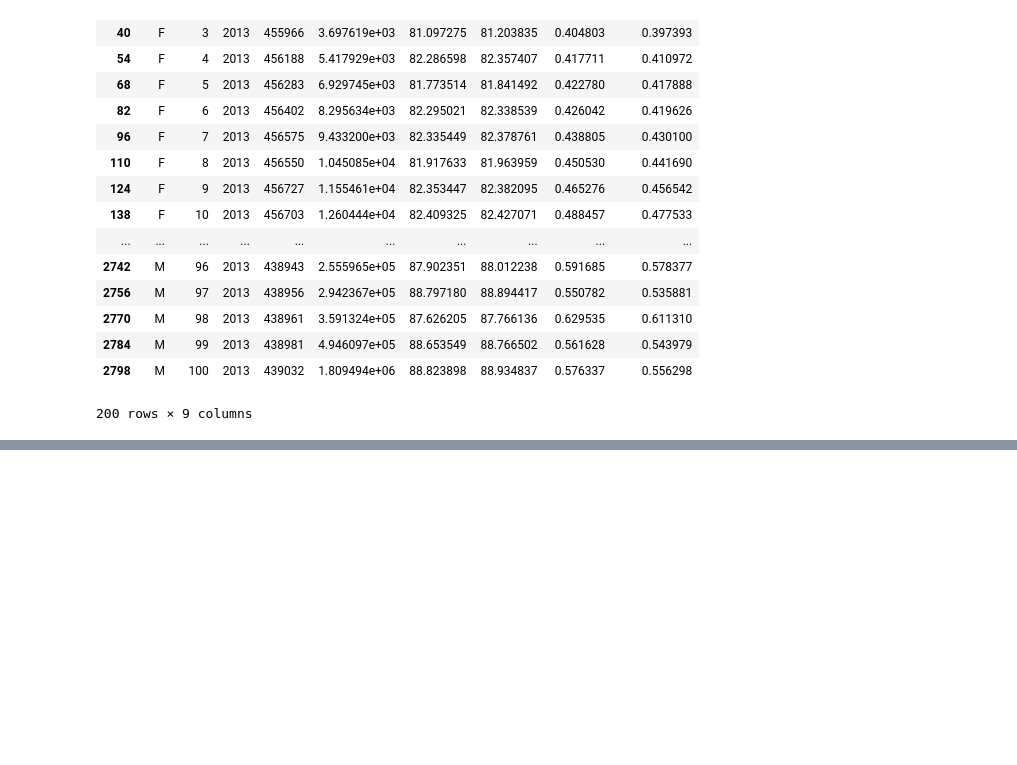
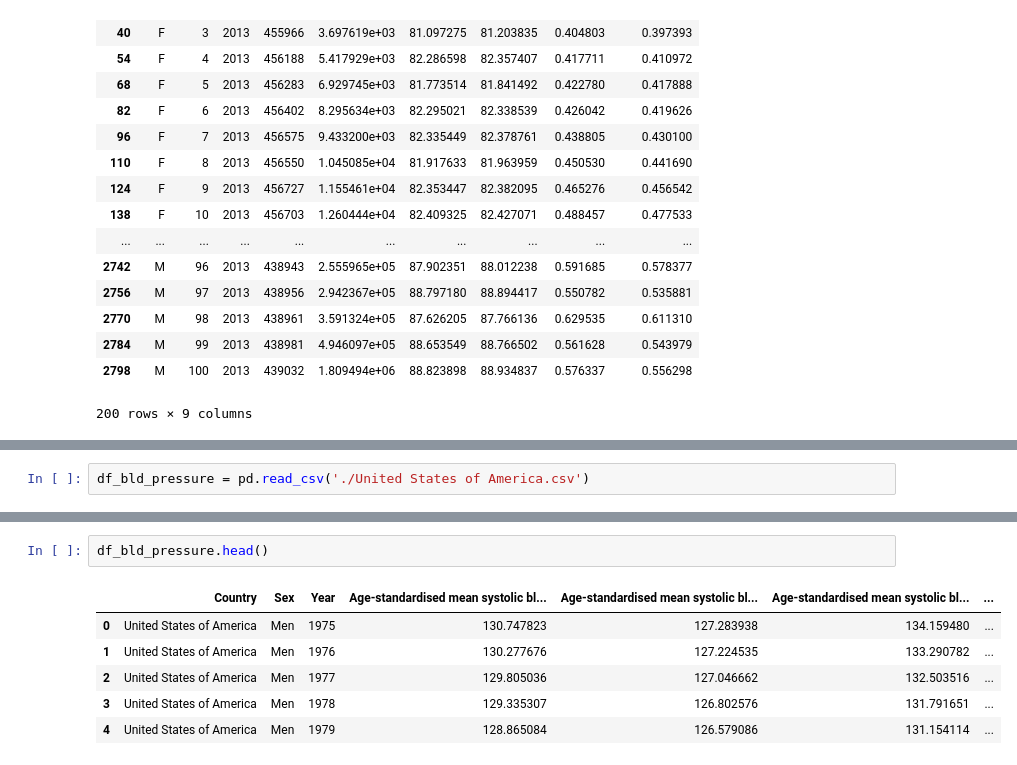
Before and after one commit to Eddiedude1/Battling_Life_Expectancy_Decline, a Jupyter notebook: Life Expectancy Data EDA Eddie.ipynb, the cells around one changed output, grey strips where cells are left out. Saved outputs shown, nothing was run; the diff lists cells and outputs as text; blank space fills up the shorter version.

```diff
--- a/Life Expectancy Data EDA Eddie.ipynb
+++ b/Life Expectancy Data EDA Eddie.ipynb
@@ -187,0 +234,2 @@ df_two[df_two['year']==2013]
+# %%
+df_bld_pressure = pd.read_csv('./United States of America.csv')
@@ -187,0 +259,9 @@ df_two[df_two['year']==2013]
+# %%
+df_bld_pressure.head()
+# %% [output]
+|  | Country | Sex | Year | Age-standardised mean systolic bl... | Age-standardised mean systolic bl... | Age-standardised mean systolic bl... | ... |
+| 0 | United States of America | Men | 1975 | 130.747823 | 127.283938 | 134.159480 | ... |
+| 1 | United States of America | Men | 1976 | 130.277676 | 127.224535 | 133.290782 | ... |
+| 2 | United States of America | Men | 1977 | 129.805036 | 127.046662 | 132.503516 | ... |
+| 3 | United States of America | Men | 1978 | 129.335307 | 126.802576 | 131.791651 | ... |
+| 4 | United States of America | Men | 1979 | 128.865084 | 126.579086 | 131.154114 | ... |
```
Also changed, not shown: parts of 12 cells of this notebook.
